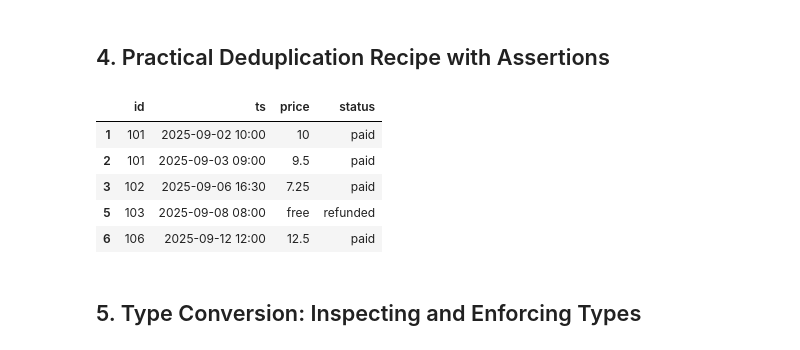
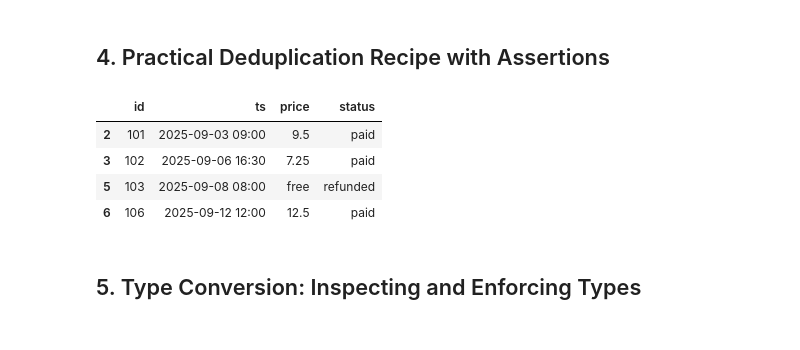
Before and after one commit to DATA304-S26/lectures, a Jupyter notebook: Module07/S2_Tidy2.ipynb, the cells around one changed output. Drawn from its saved outputs; the diff is of its cells as text; code cells hidden in the pictures.

```diff
--- a/Module07/S2_Tidy2.ipynb
+++ b/Module07/S2_Tidy2.ipynb
@@ -127,14 +127,13 @@ tx_agg
 # %%
 # Sort by time and keep latest per (id, ts)
 tx_sorted = transactions.sort_values('ts')
-tx_unique = tx_sorted.drop_duplicates(subset=['id','ts'], keep='last')
+tx_unique = tx_sorted.drop_duplicates(subset=['id'], keep='last')
 
 # Verify no duplicates remain on the key
 assert not tx_unique.duplicated(subset=['id','ts']).any()
 tx_unique
 # %% [output]
 |  | id | ts | price | status |
-| 1 | 101 | 2025-09-02 10:00 | 10 | paid |
 | 2 | 101 | 2025-09-03 09:00 | 9.5 | paid |
 | 3 | 102 | 2025-09-06 16:30 | 7.25 | paid |
 | 5 | 103 | 2025-09-08 08:00 | free | refunded |
```
Also changed, not shown: parts of 13 cells of this notebook.
